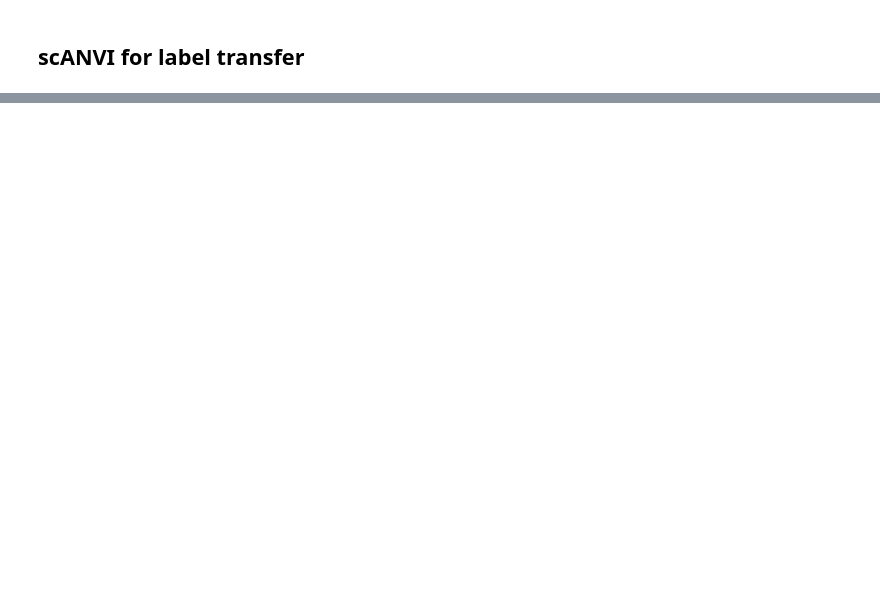
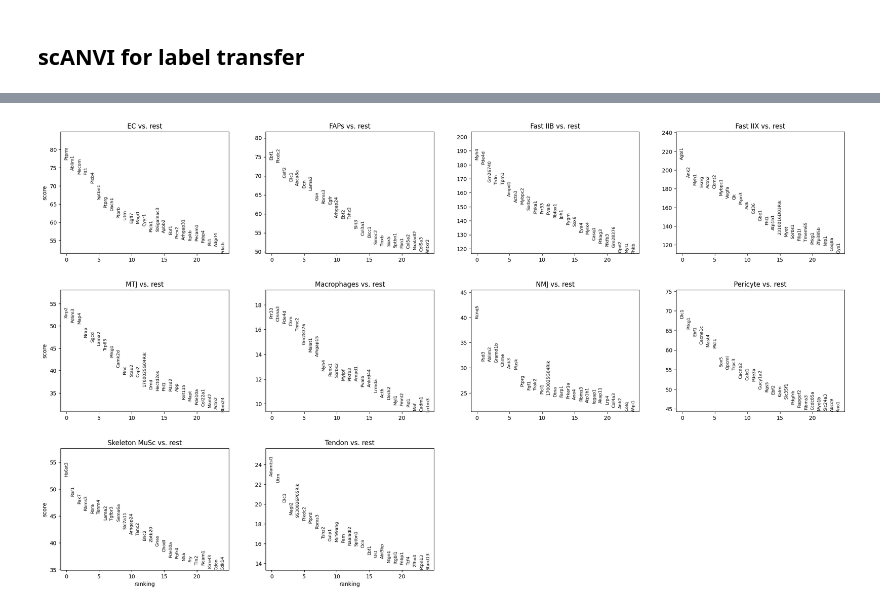
Before and after one commit to akanksha-sachan/TA_muscle_ageing, a Jupyter notebook: py_scripts/preproc/integration.ipynb, the cells around one changed output, grey strips where cells are left out. Saved outputs shown, nothing was run; the diff lists cells and outputs as text; code cells hidden in the pictures; blank space fills up the shorter version.

```diff
--- a/py_scripts/preproc/integration.ipynb
+++ b/py_scripts/preproc/integration.ipynb
@@ -162,0 +266,2 @@ adata.write_h5ad("/ocean/projects/cis240075p/asachan/datasets/TA_muscle/ERCC1_KO
+# %%
+adata = sc.read_h5ad("/ocean/projects/cis240075p/asachan/datasets/TA_muscle/ERCC1_KO_mice/integrated_samples/scANVI_v2.h5ad")
@@ -162,0 +284,6 @@ adata.write_h5ad("/ocean/projects/cis240075p/asachan/datasets/TA_muscle/ERCC1_KO
+# %%
+# marker genes per cell type
+sc.tl.rank_genes_groups(adata, groupby="C_scANVI", method="wilcoxon")
+sc.pl.rank_genes_groups(adata, n_genes=25, sharey=False)
+# %% [output]
+[figure, added]
```
Also changed, not shown: parts of 23 cells of this notebook, 12 other files.
